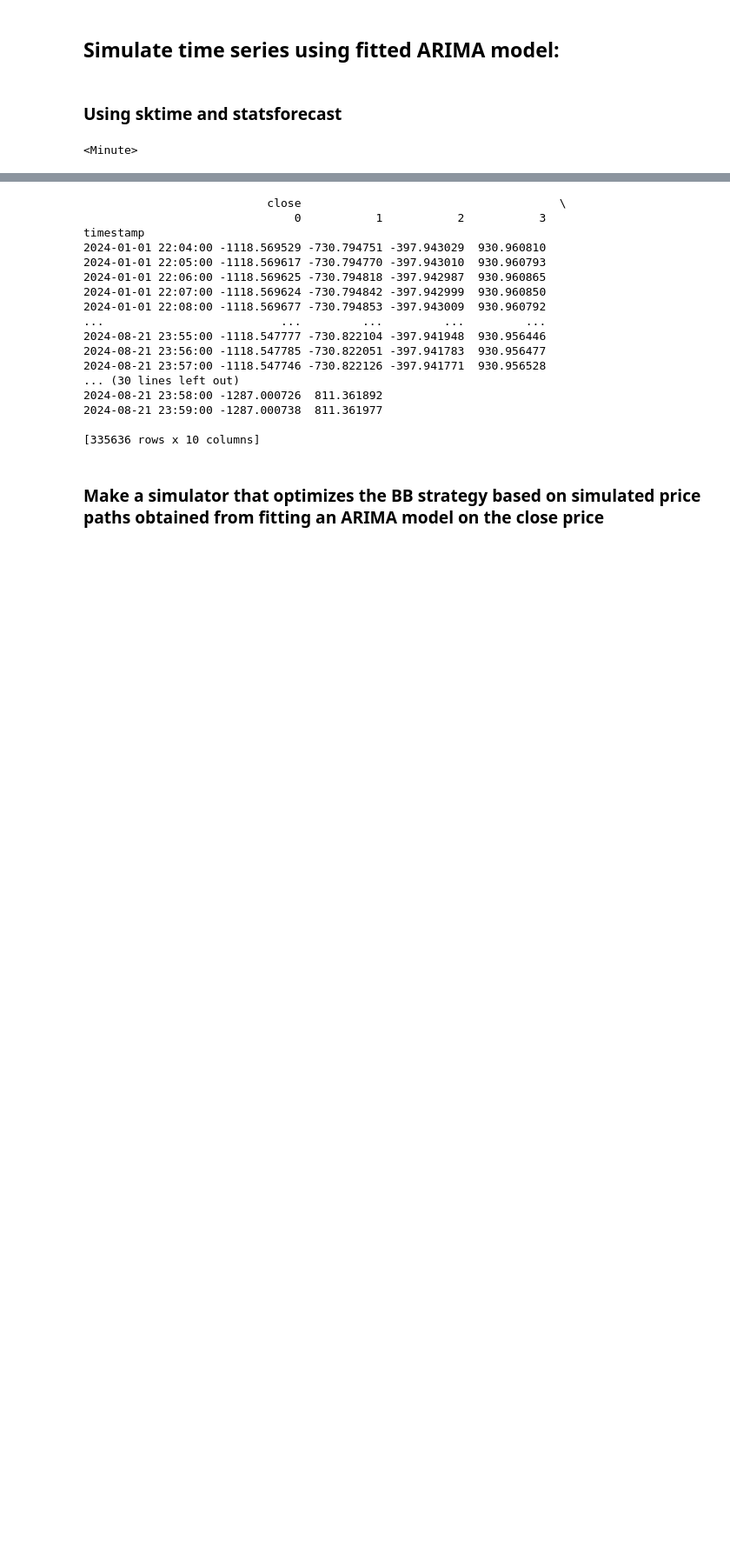
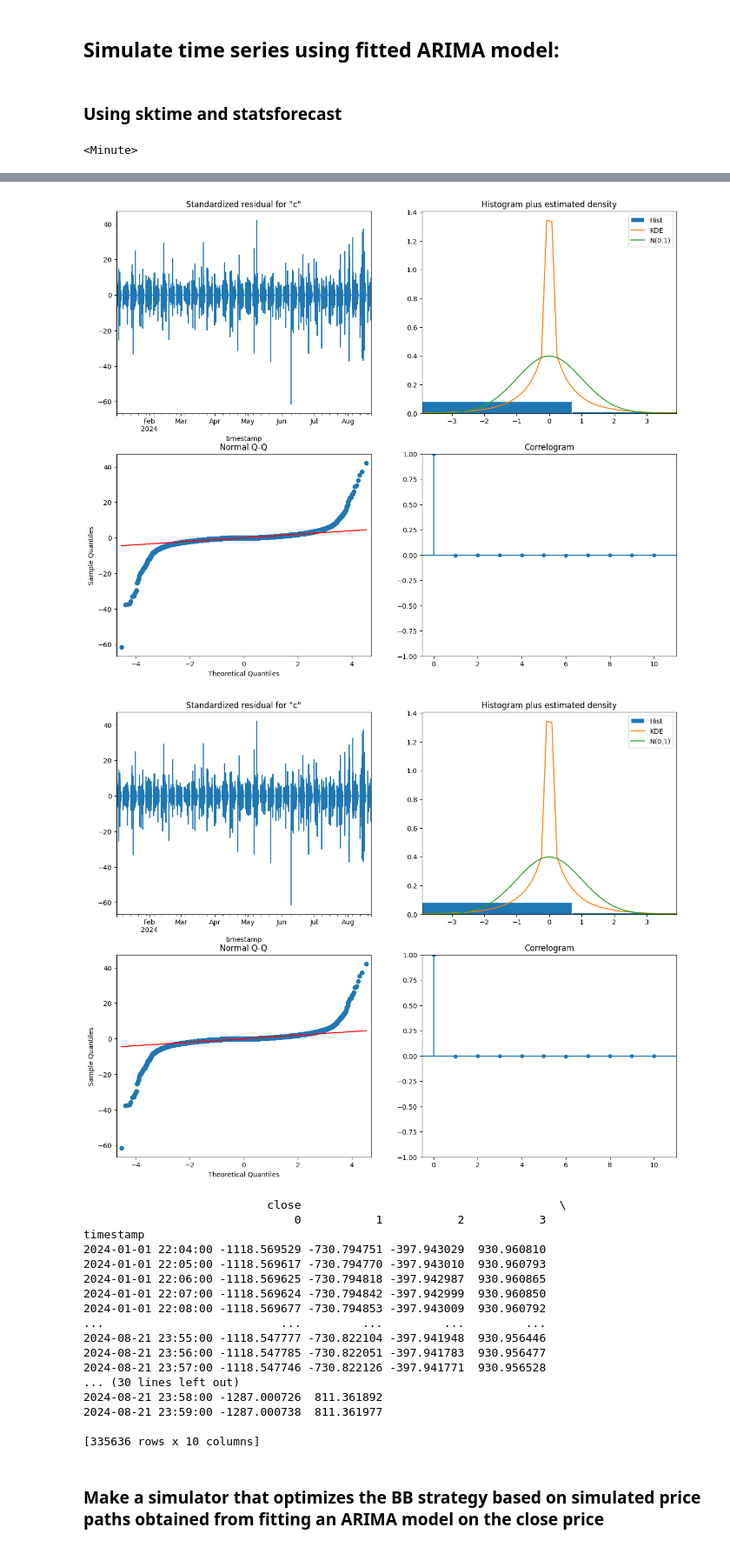
Before and after one commit to edoardoCame/PythonMiniTutorials, a Jupyter notebook: time series models/...To practice/ts simulation ARIMA.ipynb, the cells around one changed output, grey strips where cells are left out. Shown at 87% size. Cells and saved outputs as stored; diff of their text form; code cells hidden in the pictures; blank space fills up the shorter version.

```diff
--- a/time series models/...To practice/ts simulation ARIMA.ipynb
+++ b/time series models/...To practice/ts simulation ARIMA.ipynb
@@ -75,6 +89,11 @@ SARIMAX Results
 Warnings:
 [1] Covariance matrix calculated using the outer product of gradients (complex-step).
 [2] Covariance matrix is singular or near-singular, with condition number 7.42e+51. Standard errors may be unstable.
+# %%
+model_fit.plot_diagnostics(figsize=(15, 12))
+# %% [output]
+[figure, added]
+[figure, added]
 # %%
 simulated_series = model_fit.simulate(nsimulations=len(data_downloaded["close"]), repetitions=10)
 print(simulated_series)
```
Also changed, not shown: parts of 3 cells of this notebook.
